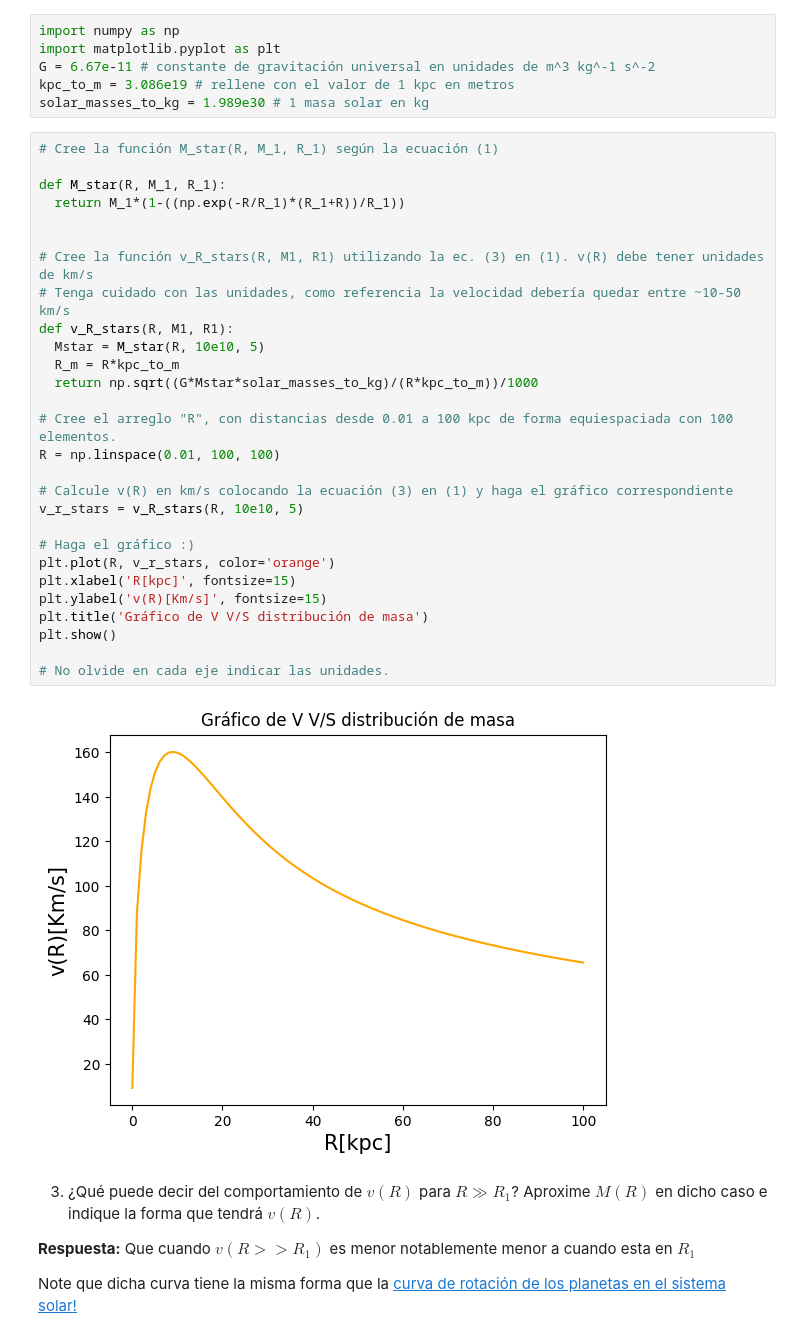
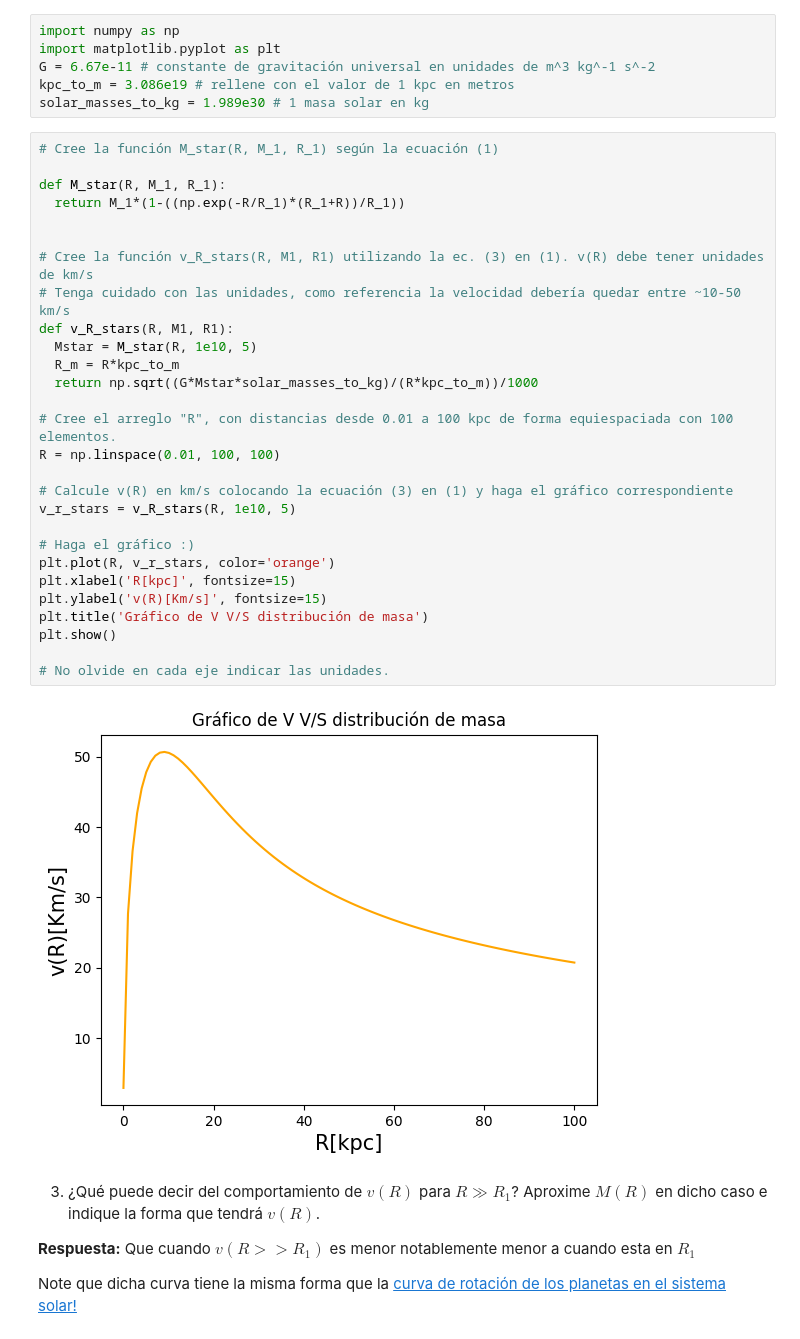
Before and after one commit to Morales-Andres/Tarea-3, a Jupyter notebook: Tarea3.ipynb, the cells around one changed output. Saved outputs shown, nothing was run; the diff lists cells and outputs as text.

```diff
--- a/Tarea3.ipynb
+++ b/Tarea3.ipynb
@@ -57,33 +55,33 @@ solar_masses_to_kg = 1.989e30 # 1 masa solar en kg
 # %%
 # Cree la función M_star(R, M_1, R_1) según la ecuación (1)
 
 def M_star(R, M_1, R_1):
   return M_1*(1-((np.exp(-R/R_1)*(R_1+R))/R_1))
 
 
 # Cree la función v_R_stars(R, M1, R1) utilizando la ec. (3) en (1). v(R) debe tener unidades de km/s
 # Tenga cuidado con las unidades, como referencia la velocidad debería quedar entre ~10-50 km/s
 def v_R_stars(R, M1, R1):
-  Mstar = M_star(R, 10e10, 5)
+  Mstar = M_star(R, 1e10, 5)
   R_m = R*kpc_to_m
   return np.sqrt((G*Mstar*solar_masses_to_kg)/(R*kpc_to_m))/1000
 
 # Cree el arreglo "R", con distancias desde 0.01 a 100 kpc de forma equiespaciada con 100 elementos.
 R = np.linspace(0.01, 100, 100)
 
 # Calcule v(R) en km/s colocando la ecuación (3) en (1) y haga el gráfico correspondiente
-v_r_stars = v_R_stars(R, 10e10, 5)
+v_r_stars = v_R_stars(R, 1e10, 5)
 
 # Haga el gráfico :)
 plt.plot(R, v_r_stars, color='orange')
 plt.xlabel('R[kpc]', fontsize=15)
 plt.ylabel('v(R)[Km/s]', fontsize=15)
 plt.title('Gráfico de V V/S distribución de masa')
 plt.show()
 
 # No olvide en cada eje indicar las unidades.
 # %% [output]
-[figure, old version]
+[figure, new version]
 # %% [markdown]
 3. ¿Qué puede decir del comportamiento de $v(R)$ para $R \gg R_1$? Aproxime $M(R)$ en dicho caso e indique la forma que tendrá $v(R)$.
 
```
Also changed, not shown: parts of 7 cells of this notebook.
